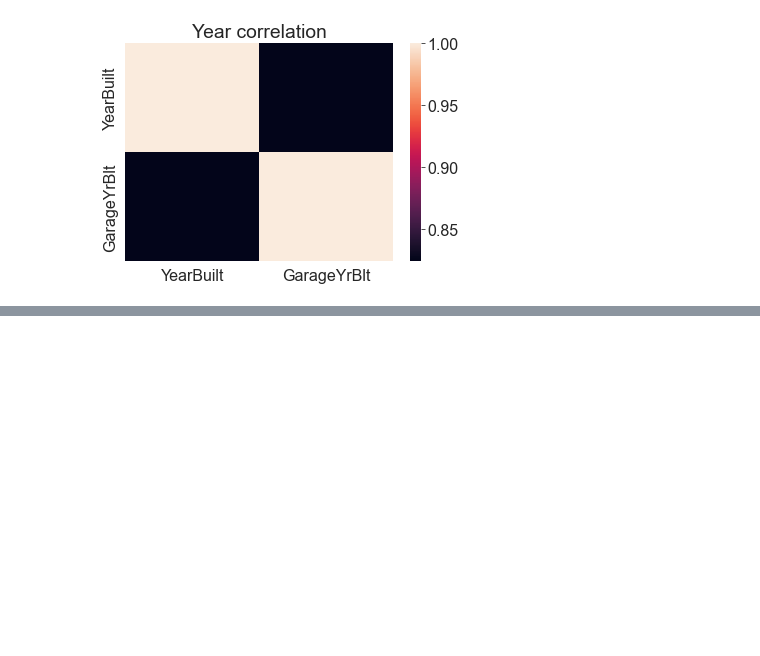
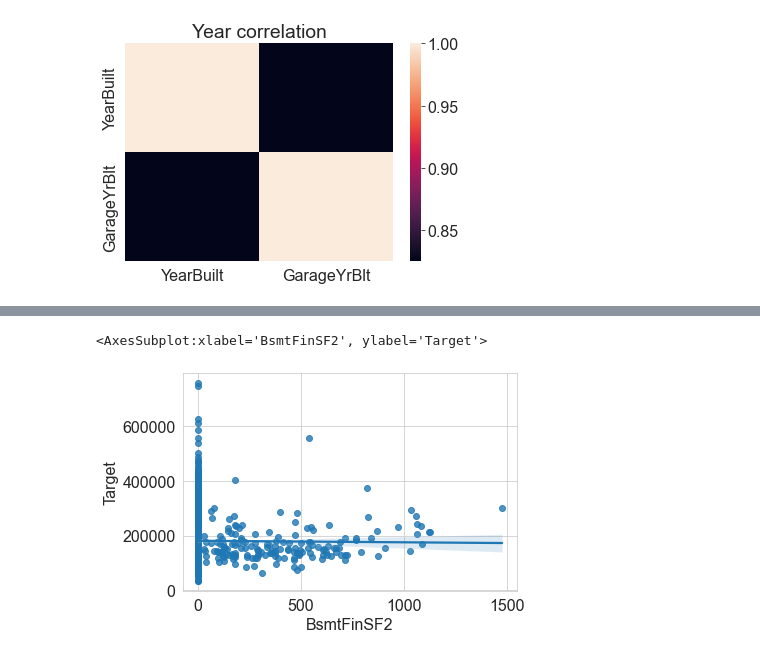
Before and after one commit to GoldenGarr/House-prices-reg, a Jupyter notebook: house_prices.ipynb, the cells around one changed output, grey strips where cells are left out. Cells and saved outputs as stored; diff of their text form; code cells hidden in the pictures; blank space fills up the shorter version.

```diff
--- a/house_prices.ipynb
+++ b/house_prices.ipynb
@@ -216,0 +245,5 @@ df.head()
+# %%
+sns.regplot(x=df.BsmtFinSF2, y=df.Target)
+# %% [output]
+<AxesSubplot:xlabel='BsmtFinSF2', ylabel='Target'>
+[figure, added]
```
Also changed, not shown: parts of 48 cells of this notebook.
